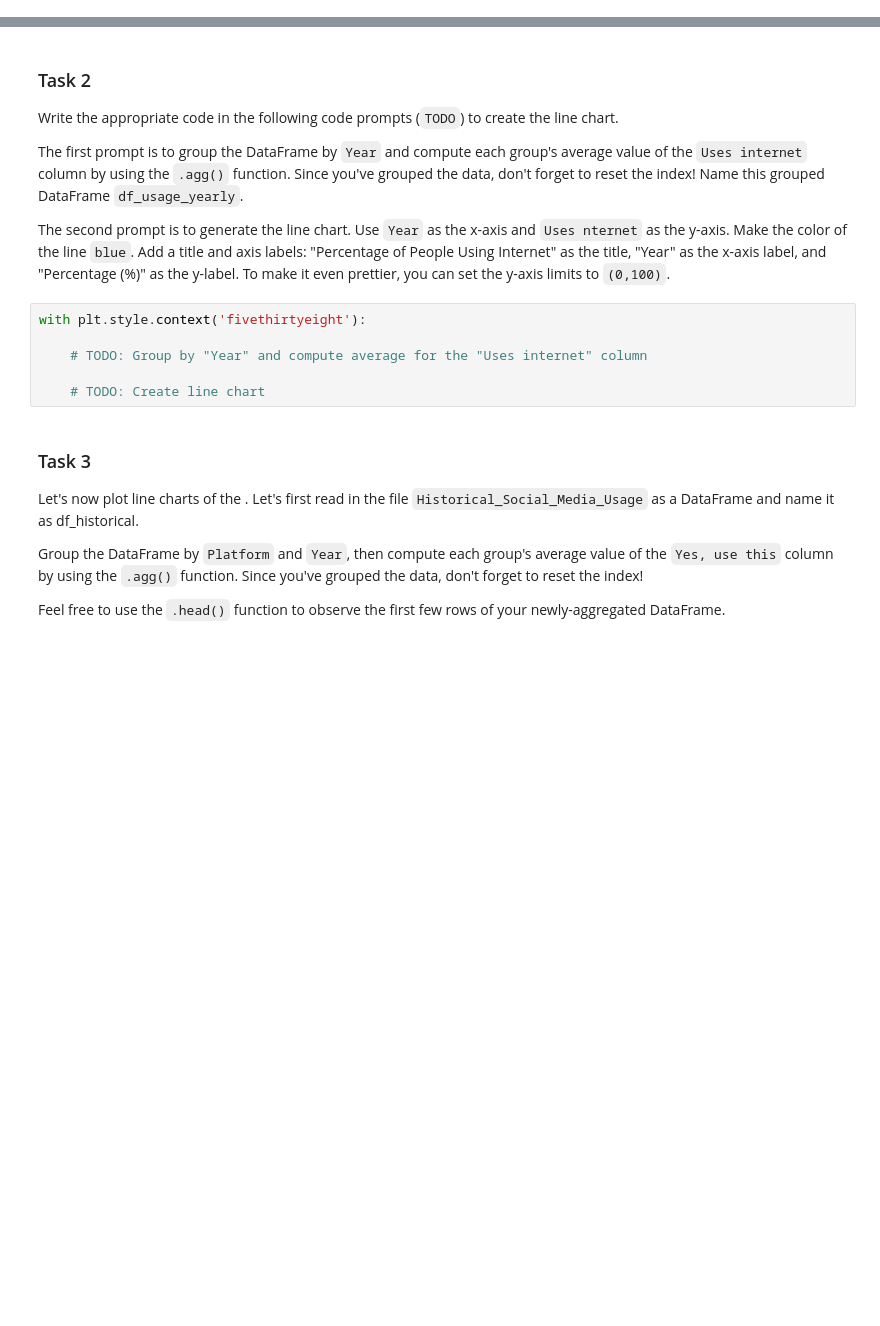
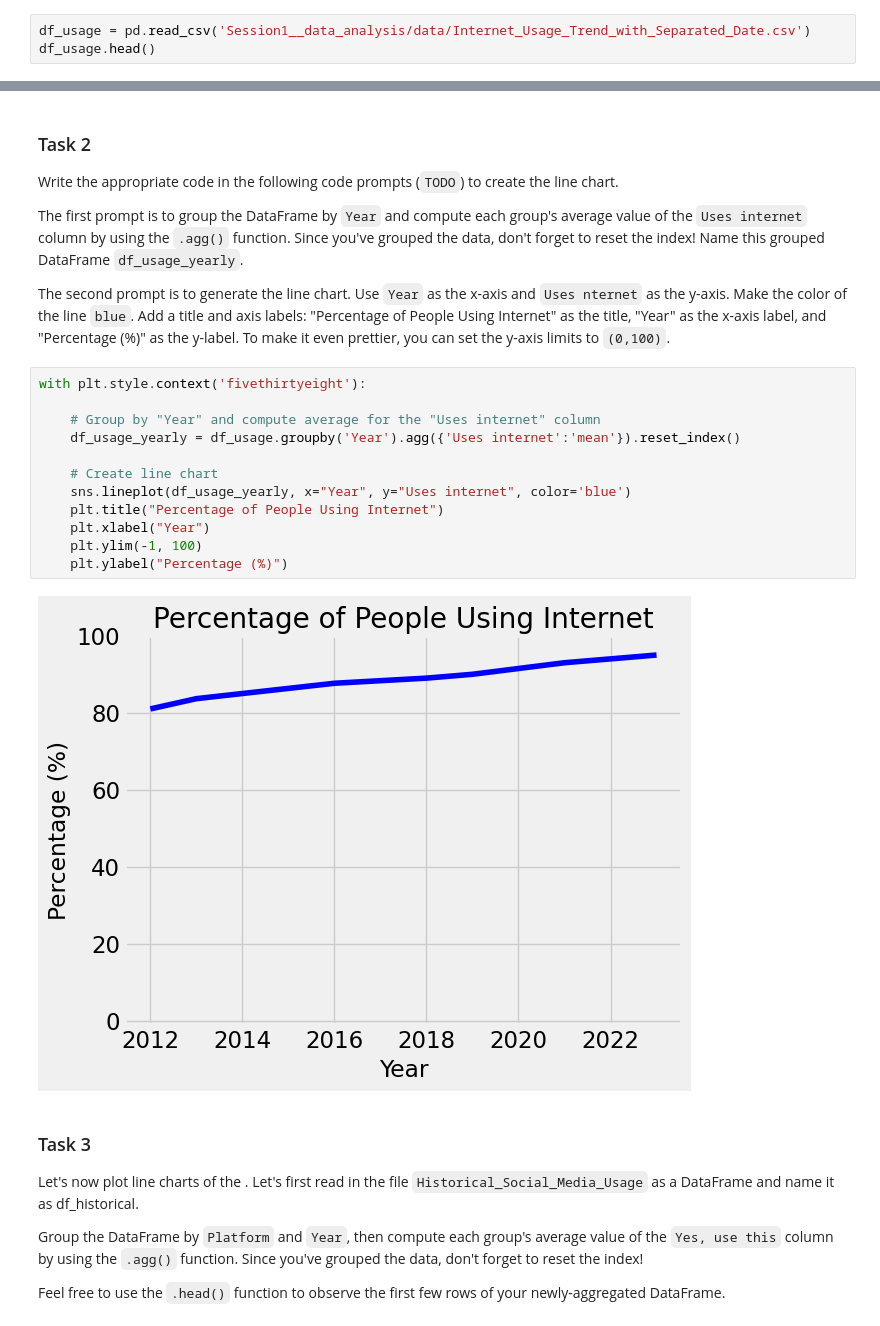
Before and after one commit to yuri-spizhovyi-mit/ET6-ML, a Jupyter notebook: Session1__data_analysis/notebooks/DataVisualization_HW1_Assignment.ipynb, the cells around one changed output, grey strips where cells are left out. Saved outputs shown, nothing was run; the diff lists cells and outputs as text; blank space fills up the shorter version.

```diff
--- a/Session1__data_analysis/notebooks/DataVisualization_HW1_Assignment.ipynb
+++ b/Session1__data_analysis/notebooks/DataVisualization_HW1_Assignment.ipynb
@@ -221,0 +219,3 @@ Feel free to use the `.head()` function to observe the first few rows of your Da
+# %%
+df_usage = pd.read_csv('Session1__data_analysis/data/Internet_Usage_Trend_with_Separated_Date.csv')
+df_usage.head()
@@ -230,9 +237,17 @@ The second prompt is to generate the line chart. Use `Year` as the x-axis and `U
 # %%
 with plt.style.context('fivethirtyeight'):
 
-    # TODO: Group by "Year" and compute average for the "Uses internet" column
+    # Group by "Year" and compute average for the "Uses internet" column
+    df_usage_yearly = df_usage.groupby('Year').agg({'Uses internet':'mean'}).reset_index()
 
-    # TODO: Create line chart
+    # Create line chart
+    sns.lineplot(df_usage_yearly, x="Year", y="Uses internet", color='blue')
+    plt.title("Percentage of People Using Internet")
+    plt.xlabel("Year")
+    plt.ylim(-1, 100)
+    plt.ylabel("Percentage (%)")
+# %% [output]
+[figure, added]
 # %% [markdown]
 ### Task 3
 
```
Also changed, not shown: parts of 11 cells of this notebook.
